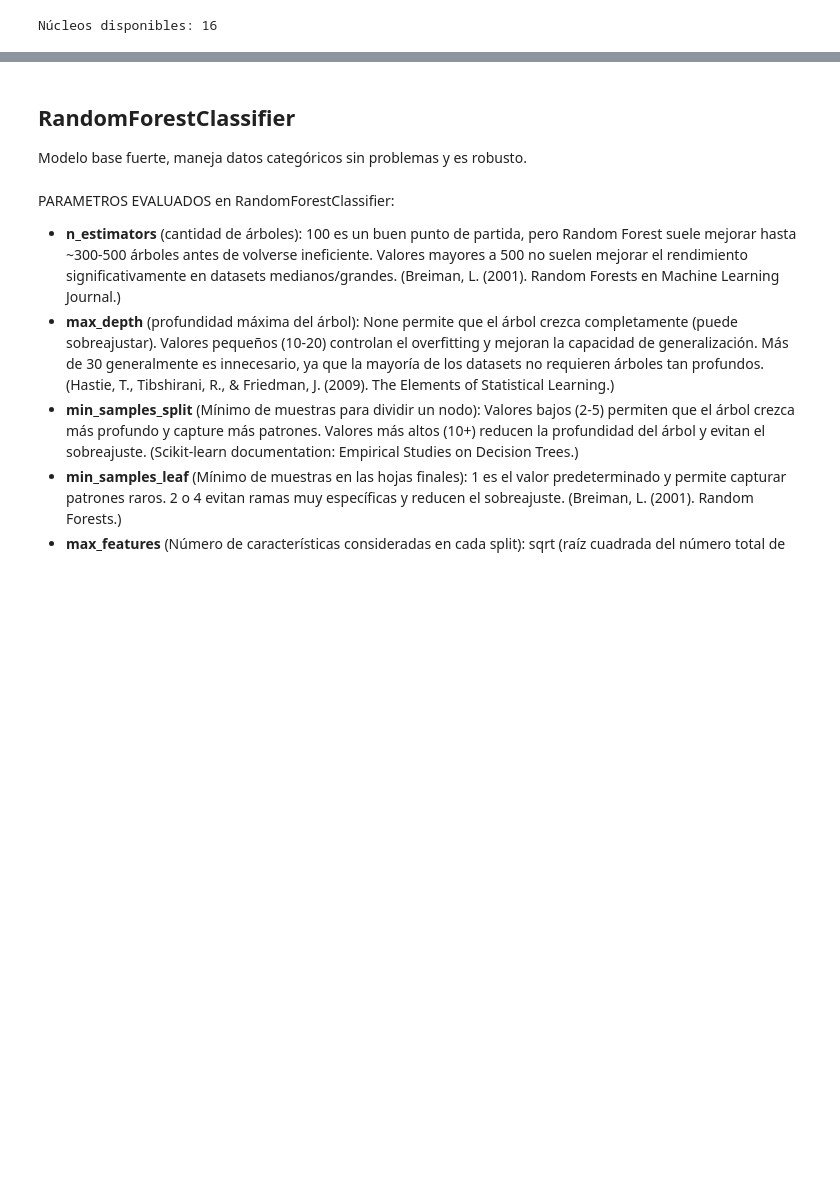
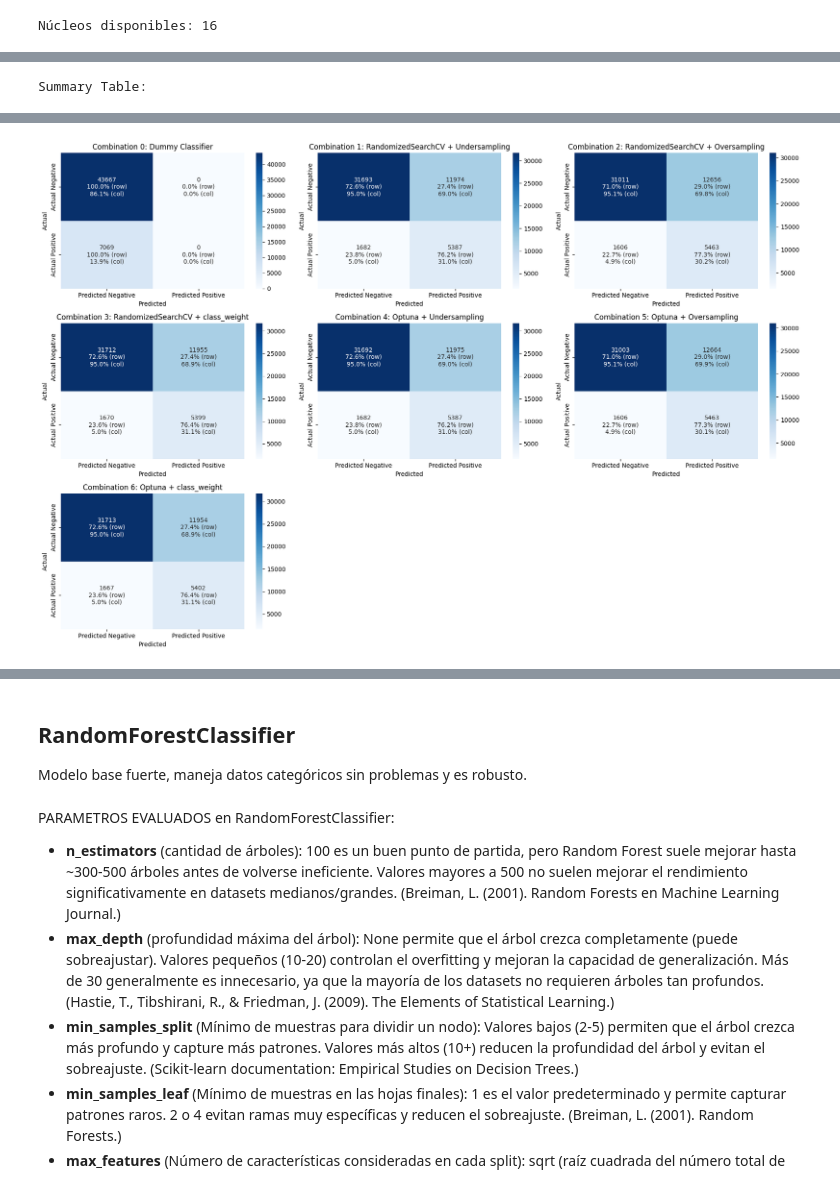
Before and after one commit to raquelgosalbezsirvent/Diabetes-Health-Indicators-ML, a Jupyter notebook: Practica_final.ipynb, the cells around one changed output, grey strips where cells are left out. Saved outputs shown, nothing was run; the diff lists cells and outputs as text; code cells hidden in the pictures; blank space fills up the shorter version.

Commit message:
implementado formato Fase1 y Fase2, además del logistic classifier

```diff
--- a/Practica_final.ipynb
+++ b/Practica_final.ipynb
@@ -765,0 +745,2 @@ n_jobs = 6  # Número de núcleos a utilizar
+# %%
+cv = StratifiedKFold(n_splits=10, shuffle=True, random_state=42)
@@ -765,0 +1072,17 @@ n_jobs = 6  # Número de núcleos a utilizar
+# %%
+pipeline = Pipeline([
+    ('clf_lr', LogisticRegression(random_state=42, solver='saga', max_iter=1000, class_weight='balanced'))
+])
+
+start_time = time.time()
+search = RandomizedSearchCV(pipeline, param_distributions, scoring='roc_auc', cv=cv, n_iter=50, n_jobs=n_jobs, random_state=42)
+search.fit(X_train_filtered, y_train_filtered)
+end_time = time.time()
+execution_time = (end_time - start_time) / 60
+best_model = search.best_estimator_
+
+cv_scores = cross_val_score(best_model, X_train_filtered, y_train_filtered, cv=cv, scoring='roc_auc', n_jobs=n_jobs)
+
+metrics_lr_randcv_wght = evaluate_and_return_metrics(best_model, X_test_filtered, y_test_filtered, execution_time, search.best_params_,cv_scores)
+
+del pipeline, start_time, search, end_time, execution_time, best_model, cv_scores
@@ -765,0 +1310,36 @@ n_jobs = 6  # Número de núcleos a utilizar
+# %%
+# Creamos el diccionario model_results utilizando los diccionarios de métricas de cada modelo:
+model_results = [
+    {
+        "model": "Combination 0: Dummy Classifier",
+        **metrics_dummy
+    },
+    {
+        "model": "Combination 1: RandomizedSearchCV + Undersampling",
+        **metrics_lr_randcv_un
+    },
+    {
+        "model": "Combination 2: RandomizedSearchCV + Oversampling",
+        **metrics_lr_randcv_ov
+    },
+    {
+        "model": "Combination 3: RandomizedSearchCV + class_weight",
+        **metrics_lr_randcv_wght
+    },
+    {
+        "model": "Combination 4: Optuna + Undersampling",
+        **metrics_lr_opt_un
+    },
+    {
+        "model": "Combination 5: Optuna + Oversampling",
+        **metrics_lr_opt_ov
+    },
+    {
+        "model": "Combination 6: Optuna + class_weight",
+        **metrics_lr_opt_wght
+    }
+]
+
+plot_results(model_results)
+# %% [output]
+Summary Table:
@@ -765,0 +1354 @@ n_jobs = 6  # Número de núcleos a utilizar
+[figure, added]
```
Also changed, not shown: parts of 160 cells of this notebook.
